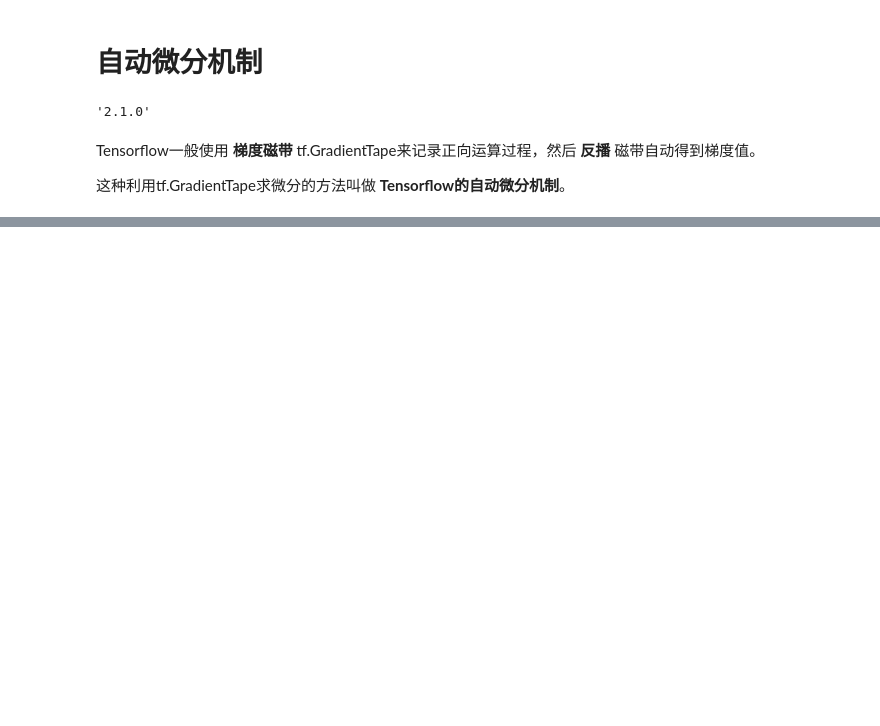
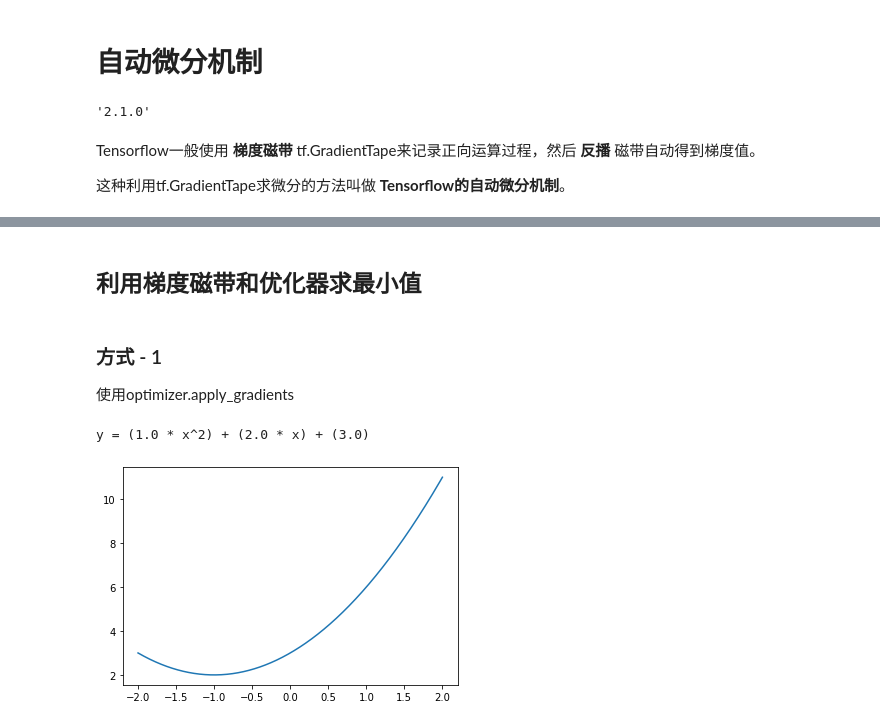
Before and after one commit to george-sq/tf-learning, a Jupyter notebook: Tensorflow2/06-自动微分机制.ipynb, the cells around one changed output, grey strips where cells are left out. Saved outputs shown, nothing was run; the diff lists cells and outputs as text; code cells hidden in the pictures; blank space fills up the shorter version.

```diff
--- a/Tensorflow2/06-自动微分机制.ipynb
+++ b/Tensorflow2/06-自动微分机制.ipynb
@@ -30,0 +102,24 @@ AttributeError: 'NoneType' object has no attribute 'Variable'
+# %%
+# 在autograph中, 使用求导
+@tf.function
+def f(xx):
+    aa = tf.constant(2.0)
+    bb = tf.constant(-4.0)
+    cc = tf.constant(6.0)
+    print(f"aa = {aa}")
+    print(f"bb = {bb}")
+    print(f"cc = {cc}")
+
+    # 自变量转换成tf.float32
+    xx = tf.cast(xx, tf.float32)
+    with tf.GradientTape() as tap:
+        tap.watch(xx)
+        yy = aa * tf.pow(xx, 2) + bb * xx + cc
+        # print(f"y = ({aa} * x^2) + ({bb} * x) + ({cc})")
+        tf.print(f"y = ({aa} * x^2) + ({bb} * x) + ({cc})")
+    dyy_dxx = tap.gradient(yy, xx)
+
+    return dyy_dxx, yy
+
+tf.print(f(tf.constant(0.0)))
+tf.print(f(tf.constant(1.0)))
@@ -30,0 +134,27 @@ AttributeError: 'NoneType' object has no attribute 'Variable'
+# %% [markdown]
+## 利用梯度磁带和优化器求最小值
+# %% [markdown]
+### 方式 - 1
+
+使用optimizer.apply_gradients
+# %%
+# 求f(x) = a*x^2 + b*x + c的最小值, x 属于 [0, 1]
+# 使用optimizer.apply_gradients
+a = 1.0
+b = 2.0
+c = 3.0
+print(f"y = ({a} * x^2) + ({b} * x) + ({c})")
+x = np.linspace(-2, 2, 10**3)
+l_x = list(x)
+l_y = []
+for i in x:
+    y = a*i**2 + b*i + c
+    # y = a*i**2 + c
+    l_y.append(y)
+    pass
+
+plt.plot(l_x, l_y)
+plt.show()
+# %% [output]
+y = (1.0 * x^2) + (2.0 * x) + (3.0)
+[figure, added]
```
Also changed, not shown: parts of 16 cells of this notebook, 3 other files.
